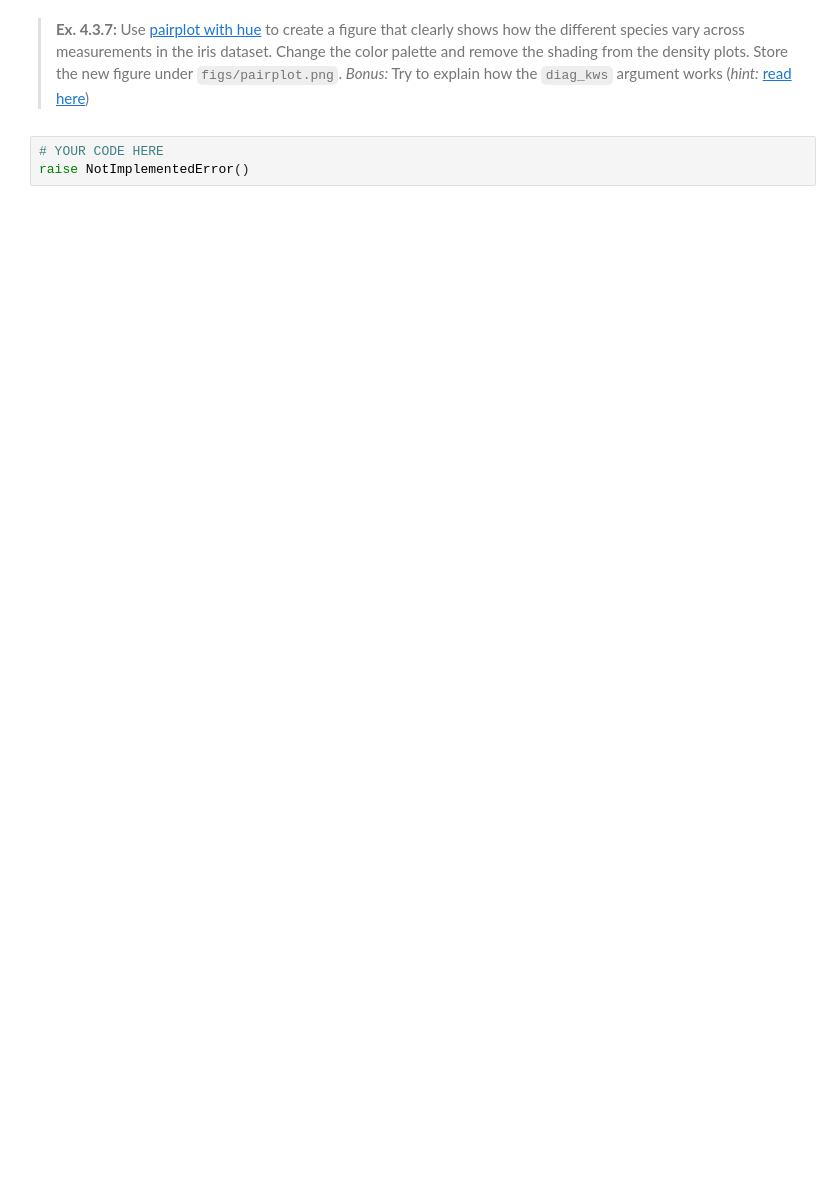
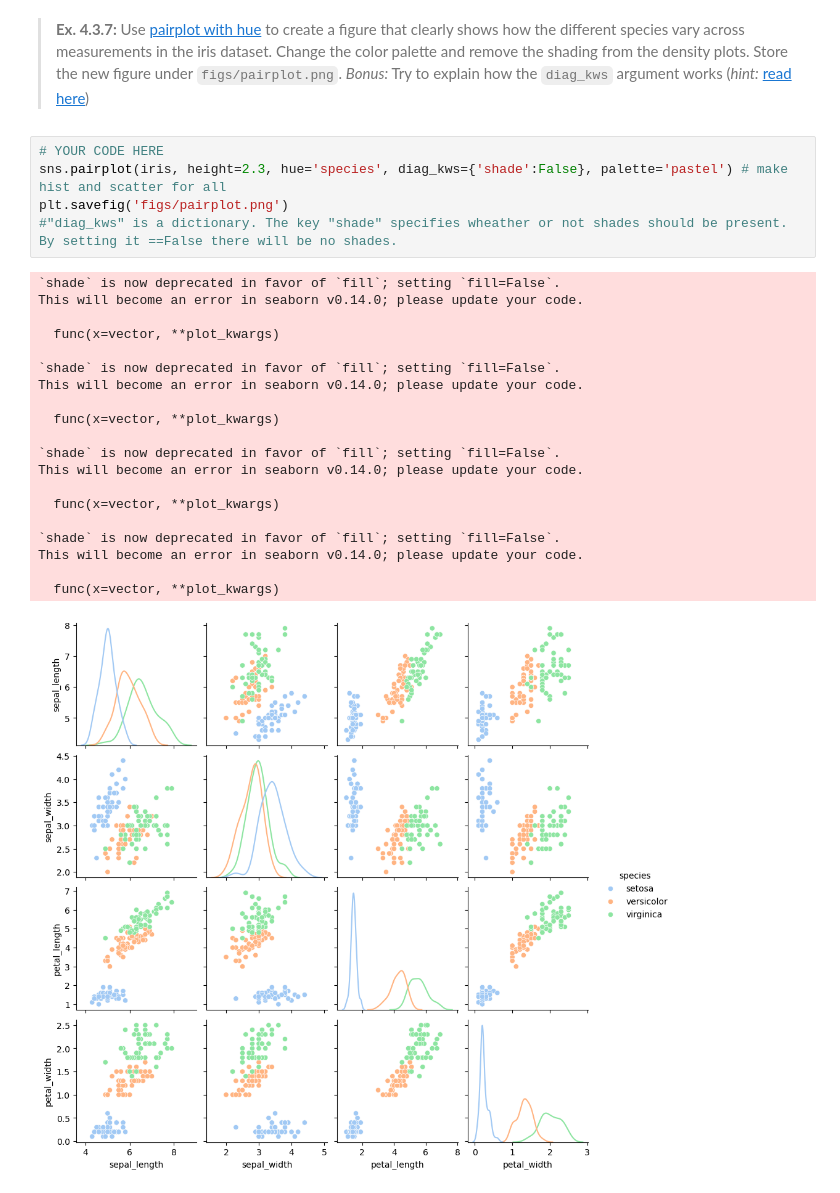
Before and after one commit to matliras/Sommerskole7, a Jupyter notebook: Assignment 1/assignment1.ipynb, the cells around one changed output. Drawn from its saved outputs; the diff is of its cells as text; blank space fills up the shorter version.

```diff
--- a/Assignment 1/assignment1.ipynb
+++ b/Assignment 1/assignment1.ipynb
@@ -609,5 +646,28 @@ raise NotImplementedError()
 # %% [markdown]
 > **Ex. 4.3.7:** Use [pairplot with hue](https://seaborn.pydata.org/generated/seaborn.pairplot.html) to create a figure that clearly shows how the different species vary across measurements in the iris dataset. Change the color palette and remove the shading from the density plots. Store the new figure under `figs/pairplot.png`. _Bonus:_ Try to explain how the `diag_kws` argument works (_hint:_ [read here](https://stackoverflow.com/questions/1769403/understanding-kwargs-in-python))
-# %%
-# YOUR CODE HERE
-raise NotImplementedError()
+# %%
+# YOUR CODE HERE
+sns.pairplot(iris, height=2.3, hue='species', diag_kws={'shade':False}, palette='pastel') # make hist and scatter for all
+plt.savefig('figs/pairplot.png')
+#"diag_kws" is a dictionary. The key "shade" specifies wheather or not shades should be present. By setting it ==False there will be no shades.
+# %% [output]
+`shade` is now deprecated in favor of `fill`; setting `fill=False`.
+This will become an error in seaborn v0.14.0; please update your code.
+
+  func(x=vector, **plot_kwargs)
+
+`shade` is now deprecated in favor of `fill`; setting `fill=False`.
+This will become an error in seaborn v0.14.0; please update your code.
+
+  func(x=vector, **plot_kwargs)
+
+`shade` is now deprecated in favor of `fill`; setting `fill=False`.
+This will become an error in seaborn v0.14.0; please update your code.
+
+  func(x=vector, **plot_kwargs)
+
+`shade` is now deprecated in favor of `fill`; setting `fill=False`.
+This will become an error in seaborn v0.14.0; please update your code.
+
+  func(x=vector, **plot_kwargs)
+[figure, added]
```
Also changed, not shown: parts of 5 cells of this notebook, 3 other files.
